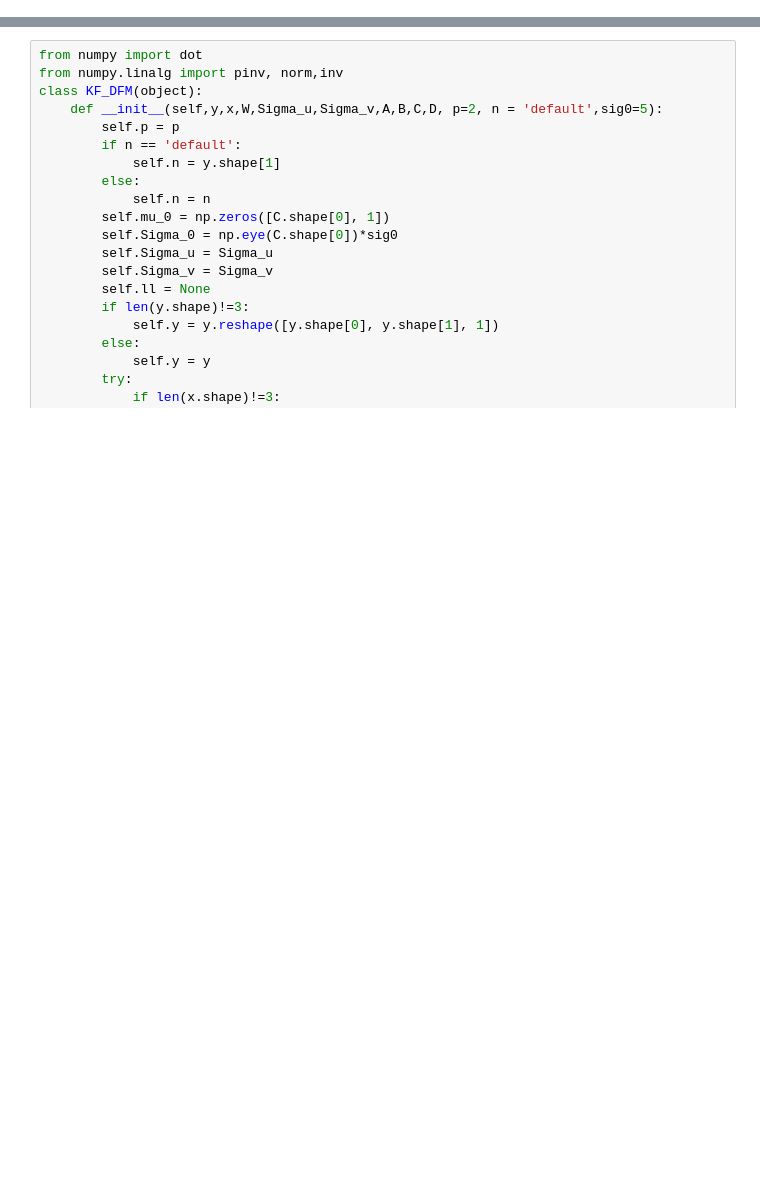
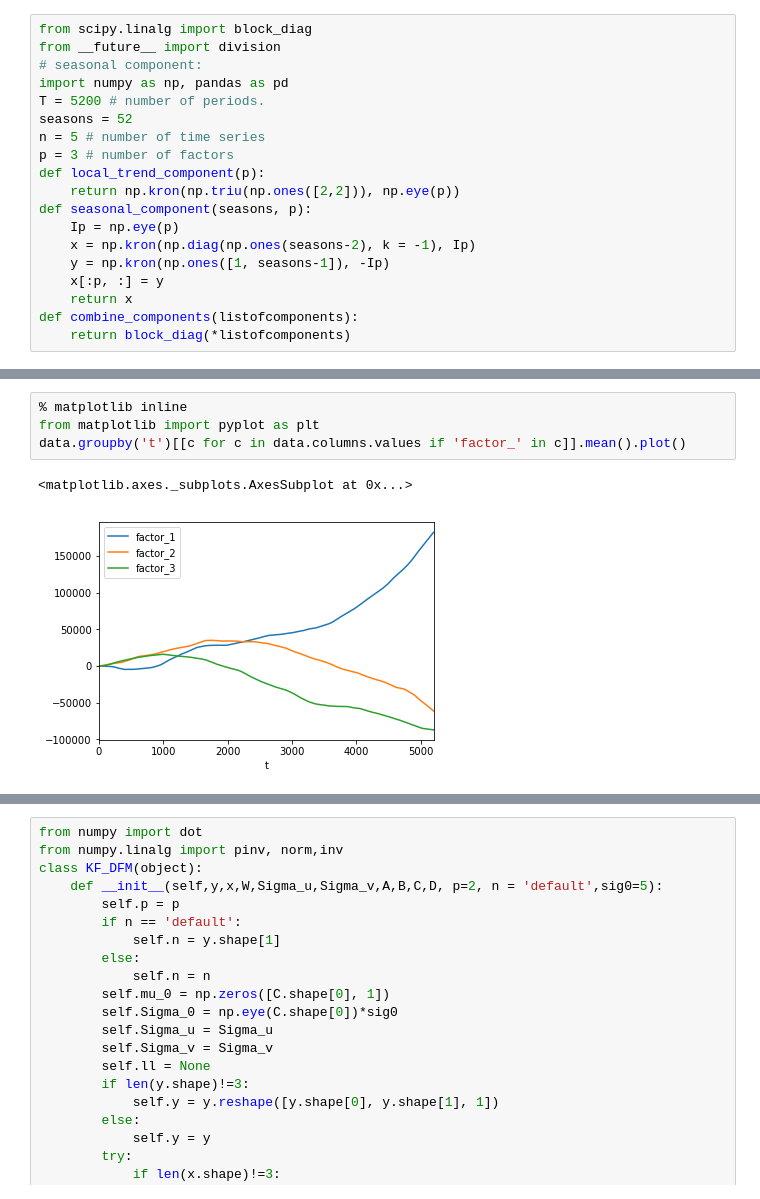
Before and after one commit to yangyang2000/Dynamic-Factor-Model, a Jupyter notebook: Notebooks/DFM_intro.ipynb, the cells around one changed output, grey strips where cells are left out. Cells and saved outputs as stored; diff of their text form; blank space fills up the shorter version.

```diff
--- a/Notebooks/DFM_intro.ipynb
+++ b/Notebooks/DFM_intro.ipynb
@@ -120,0 +31,19 @@ def varimax(Phi, gamma = 1.0, q = 20, tol = 1e-6):
+# %%
+from scipy.linalg import block_diag
+from __future__ import division
+# seasonal component:
+import numpy as np, pandas as pd
+T = 5200 # number of periods.
+seasons = 52
+n = 5 # number of time series
+p = 3 # number of factors
+def local_trend_component(p):
+    return np.kron(np.triu(np.ones([2,2])), np.eye(p))
+def seasonal_component(seasons, p):
+    Ip = np.eye(p)
+    x = np.kron(np.diag(np.ones(seasons-2), k = -1), Ip)
+    y = np.kron(np.ones([1, seasons-1]), -Ip)
+    x[:p, :] = y
+    return x
+def combine_components(listofcomponents):
+    return block_diag(*listofcomponents)
@@ -120,0 +127,7 @@ def varimax(Phi, gamma = 1.0, q = 20, tol = 1e-6):
+# %%
+% matplotlib inline
+from matplotlib import pyplot as plt
+data.groupby('t')[[c for c in data.columns.values if 'factor_' in c]].mean().plot()
+# %% [output]
+<matplotlib.axes._subplots.AxesSubplot at 0x...>
+[figure, added]
```
Also changed, not shown: parts of 66 cells of this notebook.
